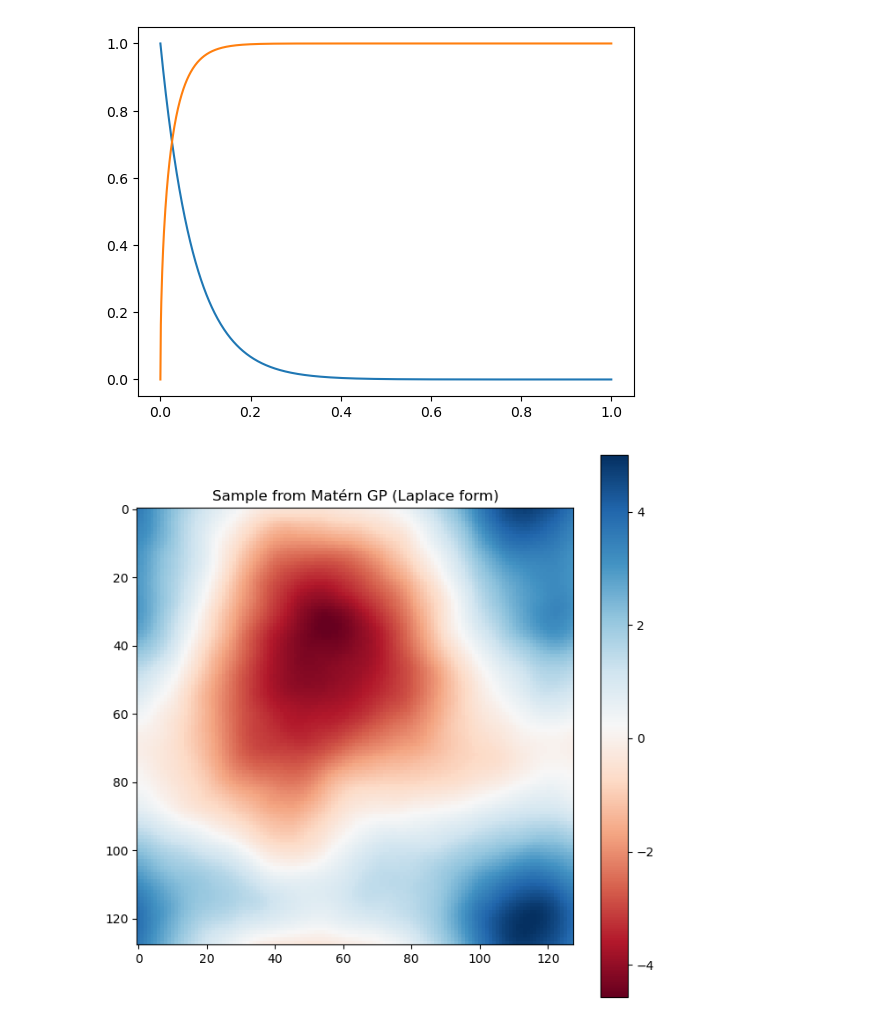
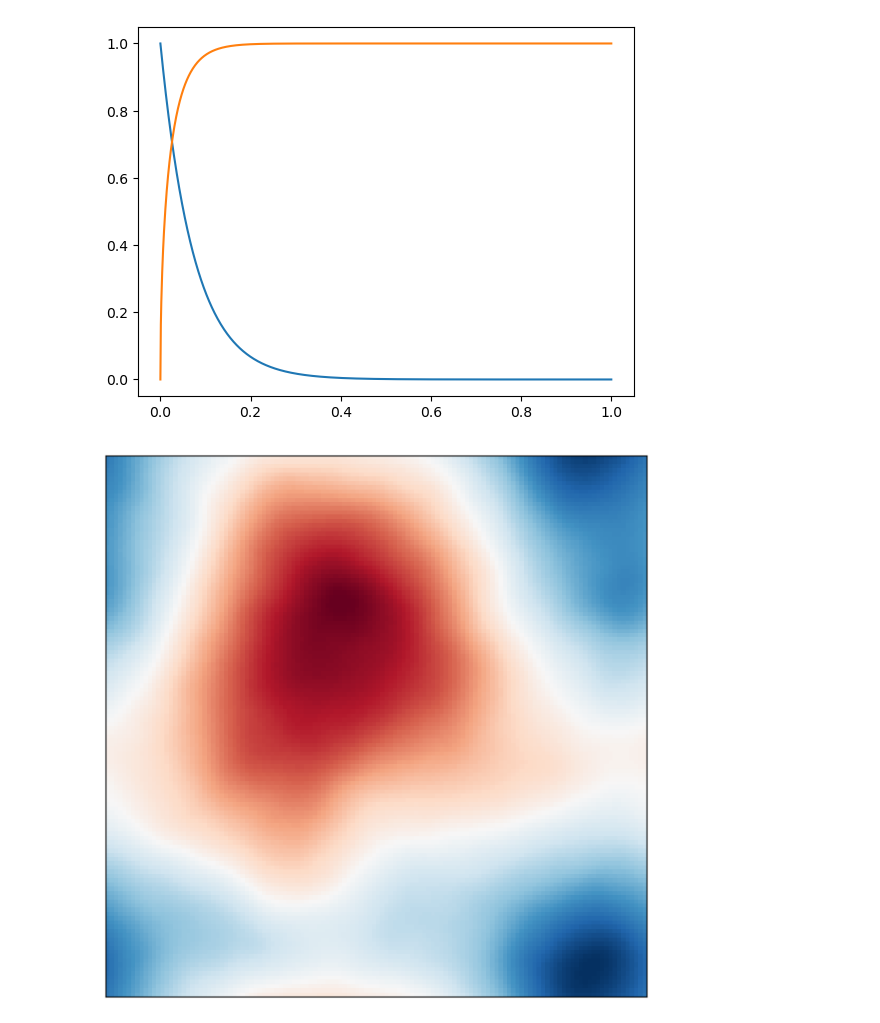
Before and after one commit to yifanc96/GenerativeDynamics-NumericalDesign, a Jupyter notebook: Gaussian-fields/Gaussian-field-scaled-interpolation-schedule.ipynb, the cells around one changed output. Drawn from its saved outputs; the diff is of its cells as text; code cells hidden in the pictures.

```diff
--- a/Gaussian-fields/Gaussian-field-scaled-interpolation-schedule.ipynb
+++ b/Gaussian-fields/Gaussian-field-scaled-interpolation-schedule.ipynb
@@ -307,6 +307,19 @@ def get_Fourier_spectrum(data):
 ## mean error
 # ((out**2).mean() - (z1**2).mean()).abs()/(z1**2).mean()
 # %%
-plot_sample(out[0,...])
+
+plt.figure(figsize=(6, 6))
+plt.imshow(out[0,...].numpy(), cmap='RdBu')
+
+# Create colorbar with smaller size and no tick labels
+# cbar = plt.colorbar(shrink=0.6)  # shrink makes it smaller (0.6 = 60% of original size)
+# cbar.set_ticks([])  # removes the numbers on the colorbar
+
+# Optional: also remove axis numbers from the main plot
+plt.xticks([])  # removes x-axis numbers
+plt.yticks([])  # removes y-axis numbers
+
+plt.tight_layout()
+plt.savefig("Gaussian-res128-sample-designed-schedule-RK20.pdf", dpi=300)
 # %% [output]
-[figure, old version]
+[figure, new version]
```
Also changed, not shown: parts of 5 cells of this notebook, 15 other files.
